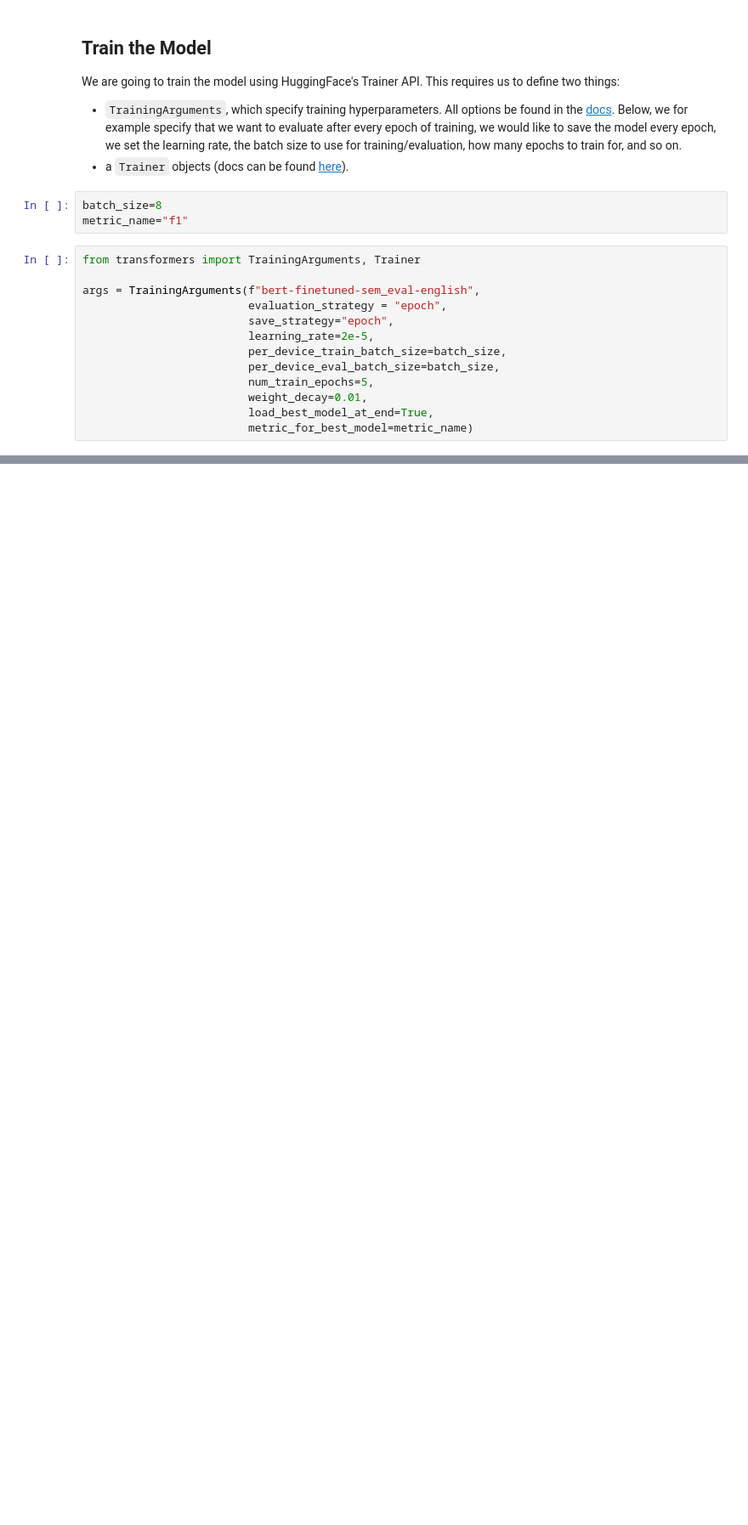
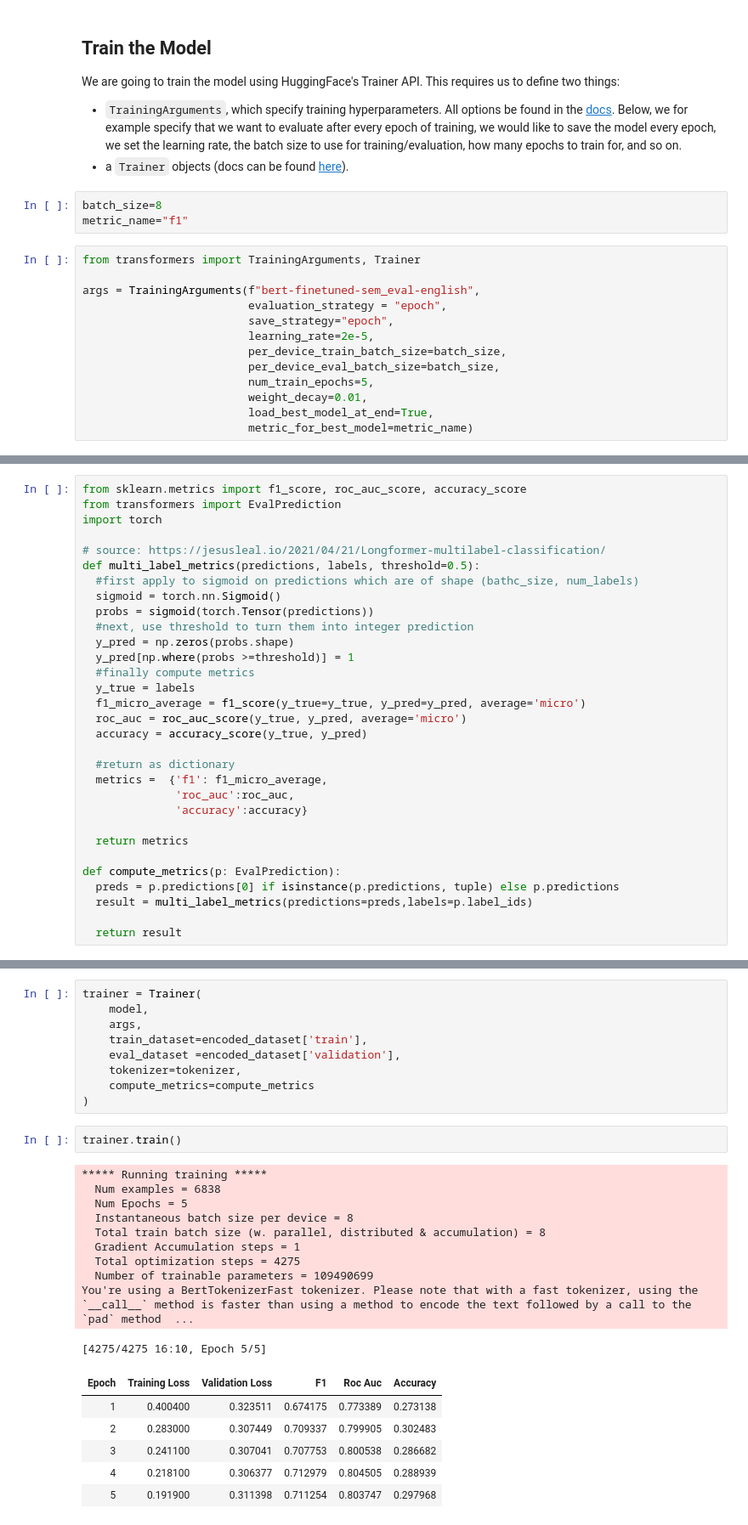
Before and after one commit to ebegen/NLP-portfolio, a Jupyter notebook: TextClassificaiton/Bert_Multi_Label_Classification.ipynb, the cells around one changed output, grey strips where cells are left out. Shown at 85% size. Drawn from its saved outputs; the diff is of its cells as text; blank space fills up the shorter version.

Commit message:
training and inference added

```diff
--- a/TextClassificaiton/Bert_Multi_Label_Classification.ipynb
+++ b/TextClassificaiton/Bert_Multi_Label_Classification.ipynb
@@ -169,0 +172,31 @@ args = TrainingArguments(f"bert-finetuned-sem_eval-english",
+# %%
+from sklearn.metrics import f1_score, roc_auc_score, accuracy_score
+from transformers import EvalPrediction
+import torch
+
+# source: https://jesusleal.io/2021/04/21/Longformer-multilabel-classification/
+def multi_label_metrics(predictions, labels, threshold=0.5):
+  #first apply to sigmoid on predictions which are of shape (bathc_size, num_labels)
+  sigmoid = torch.nn.Sigmoid()
+  probs = sigmoid(torch.Tensor(predictions))
+  #next, use threshold to turn them into integer prediction
+  y_pred = np.zeros(probs.shape)
+  y_pred[np.where(probs >=threshold)] = 1
+  #finally compute metrics
+  y_true = labels
+  f1_micro_average = f1_score(y_true=y_true, y_pred=y_pred, average='micro')
+  roc_auc = roc_auc_score(y_true, y_pred, average='micro')
+  accuracy = accuracy_score(y_true, y_pred)
+
+  #return as dictionary
+  metrics =  {'f1': f1_micro_average,
+              'roc_auc':roc_auc,
+              'accuracy':accuracy}
+
+  return metrics
+
+def compute_metrics(p: EvalPrediction):
+  preds = p.predictions[0] if isinstance(p.predictions, tuple) else p.predictions
+  result = multi_label_metrics(predictions=preds,labels=p.label_ids)
+
+  return result
@@ -169,0 +232,28 @@ args = TrainingArguments(f"bert-finetuned-sem_eval-english",
+# %%
+trainer = Trainer(
+    model,
+    args,
+    train_dataset=encoded_dataset['train'],
+    eval_dataset =encoded_dataset['validation'],
+    tokenizer=tokenizer,
+    compute_metrics=compute_metrics
+)
+# %%
+trainer.train()
+# %% [output]
+***** Running training *****
+  Num examples = 6838
+  Num Epochs = 5
+  Instantaneous batch size per device = 8
+  Total train batch size (w. parallel, distributed & accumulation) = 8
+  Gradient Accumulation steps = 1
+  Total optimization steps = 4275
+  Number of trainable parameters = 109490699
+You're using a BertTokenizerFast tokenizer. Please note that with a fast tokenizer, using the `__call__` method is faster than using a method to encode the text followed by a call to the `pad` method  ...
+[4275/4275 16:10, Epoch 5/5]
+| Epoch | Training Loss | Validation Loss | F1 | Roc Auc | Accuracy |
+| 1 | 0.400400 | 0.323511 | 0.674175 | 0.773389 | 0.273138 |
+| 2 | 0.283000 | 0.307449 | 0.709337 | 0.799905 | 0.302483 |
+| 3 | 0.241100 | 0.307041 | 0.707753 | 0.800538 | 0.286682 |
+| 4 | 0.218100 | 0.306377 | 0.712979 | 0.804505 | 0.288939 |
+| 5 | 0.191900 | 0.311398 | 0.711254 | 0.803747 | 0.297968 |
```
Also changed, not shown: parts of 17 cells of this notebook.
